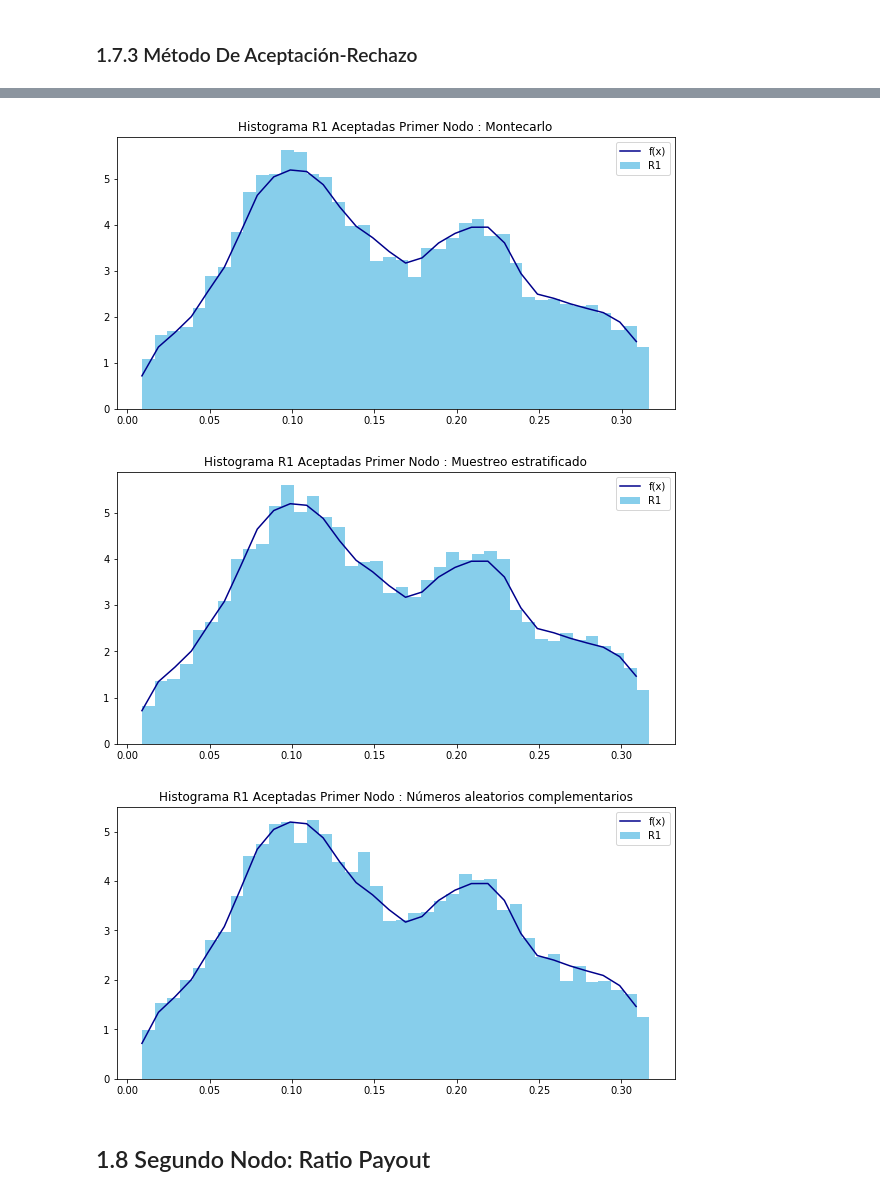
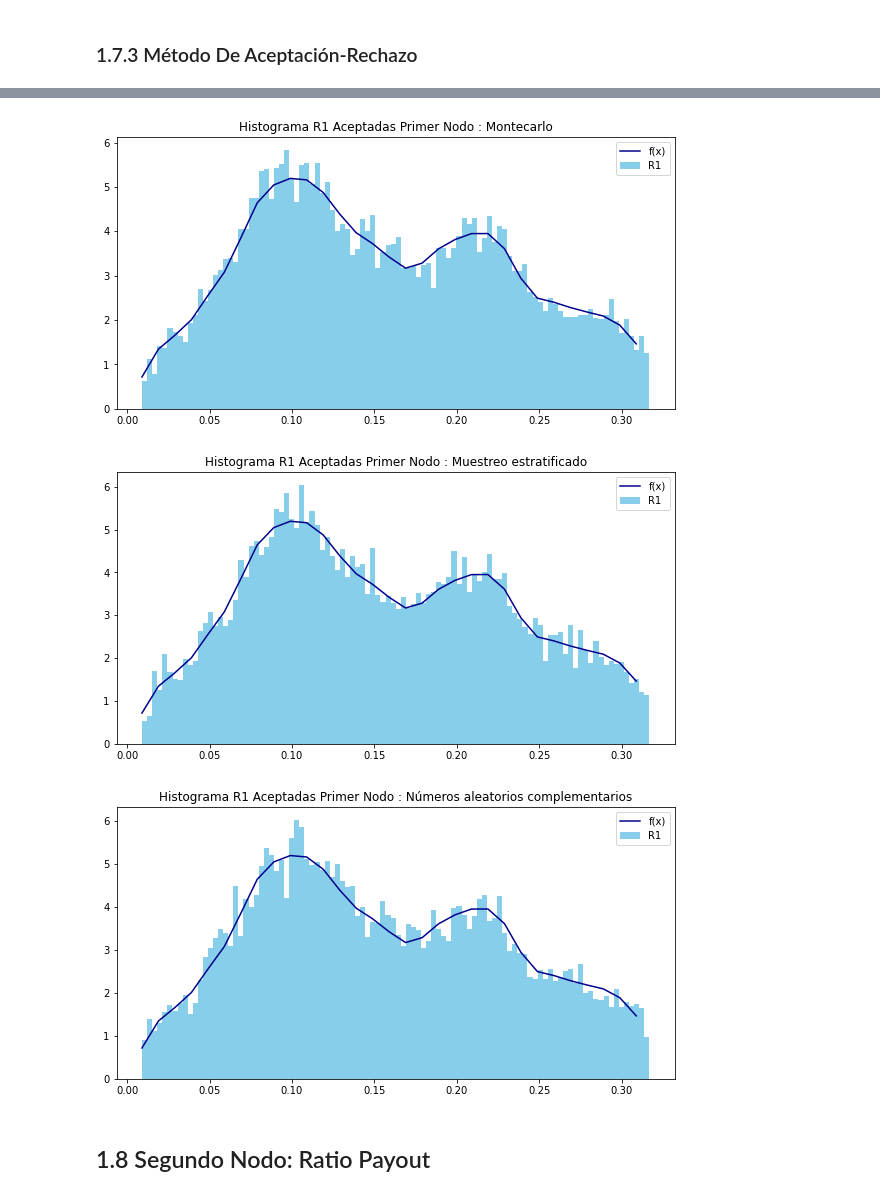
Before and after one commit to EMarquez7/Proyecto_DALopez_EMarquez, a Jupyter notebook: ProyectoModulo1_LazarenoD_DelgadoE.ipynb, the cells around one changed output, grey strips where cells are left out. Saved outputs shown, nothing was run; the diff lists cells and outputs as text; code cells hidden in the pictures.

```diff
--- a/ProyectoModulo1_LazarenoD_DelgadoE.ipynb
+++ b/ProyectoModulo1_LazarenoD_DelgadoE.ipynb
@@ -245,8 +245,8 @@ def acceptanceRejection(f : "Función de densidad f(x)", t : "Función que mayor
         [x_rejected.append(R1_i) for R1_i in datan[datan["condition"] == False]["R1"].values];
 
         if plot:
-            [plt.plot(datan["R1"].iloc[i], datan["R2"].iloc[i] * datan["t_x"].iloc[i], "ob") if datan["condition"].iloc[i]
-             else plt.plot(datan["R1"].iloc[i], datan["R2"].iloc[i] * datan["t_x"].iloc[i], "o") for i in range(len(datan))]
+            [plt.plot(datan["R1"].iloc[i], datan["R2"].iloc[i] * datan["t_x"].iloc[i], "*",color="cyan") if datan["condition"].iloc[i]
+             else plt.plot(datan["R1"].iloc[i], datan["R2"].iloc[i] * datan["t_x"].iloc[i], "x", color="salmon") for i in range(len(datan))]
 
     return x_accepted
 
@@ -339,10 +338,10 @@ x_accepted1 = [(acceptanceRejectionPlot(f_data1, t1, xgrid1, "Método de Aceptac
 # %%
-[acceptedR1Plot(x_accepted1[i][1], 40, f_data1, xgrid1, "Histograma R1 Aceptadas Primer Nodo : " + method, (10, 5),
+[acceptedR1Plot(x_accepted1[i][1], 100, f_data1, xgrid1, "Histograma R1 Aceptadas Primer Nodo : " + method, (10, 5),
  ["darkblue", "skyblue"]) for i, method in zip(range(len(x_accepted1)), methods)];
 # %% [output]
-[figure, old version]
+[figure, new version]
-[figure, old version]
+[figure, new version]
-[figure, old version]
+[figure, new version]
 # %% [markdown]
 ## 1.8 Segundo Nodo: Ratio Payout
 # %% [markdown]
```
Also changed, not shown: parts of 18 cells of this notebook, 1 other file.
